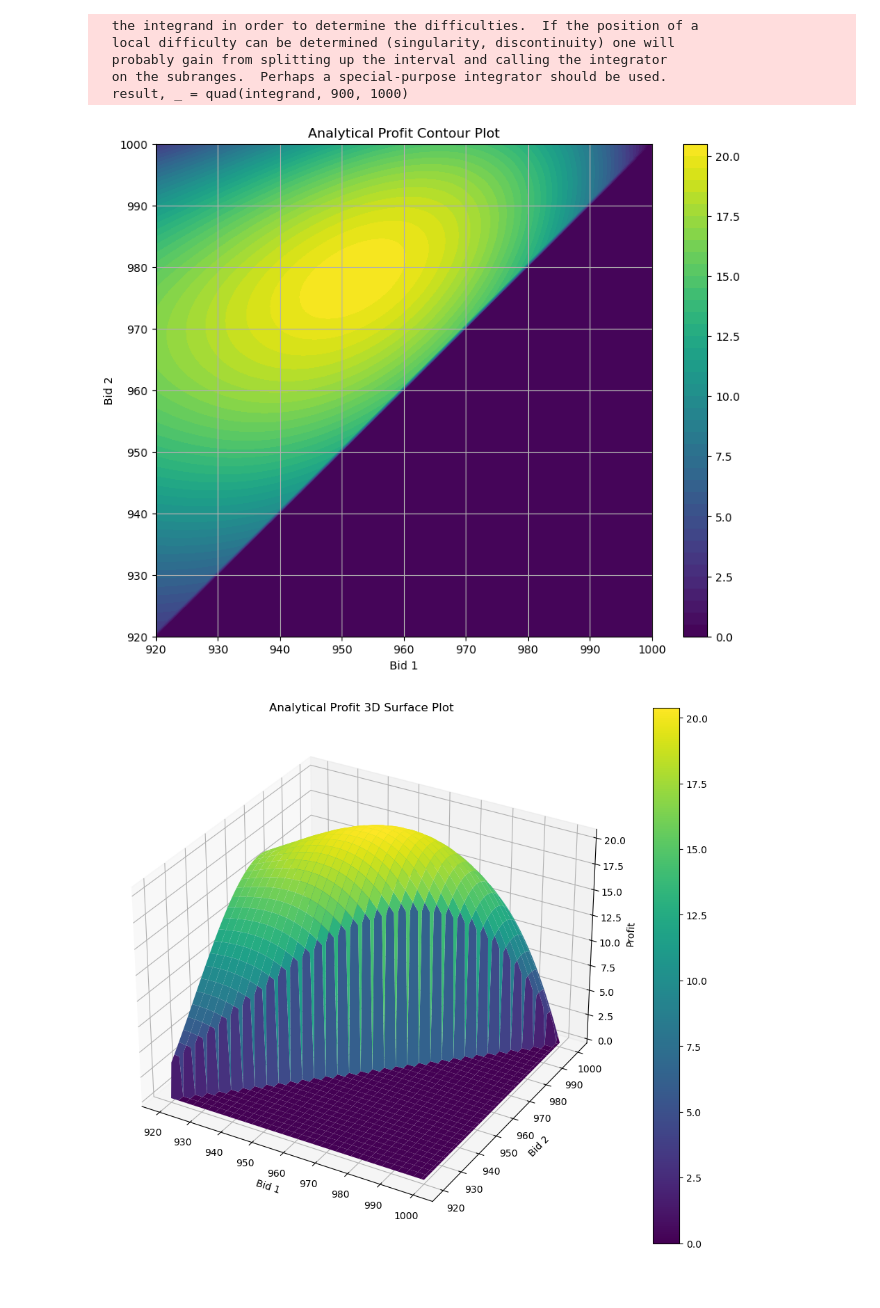
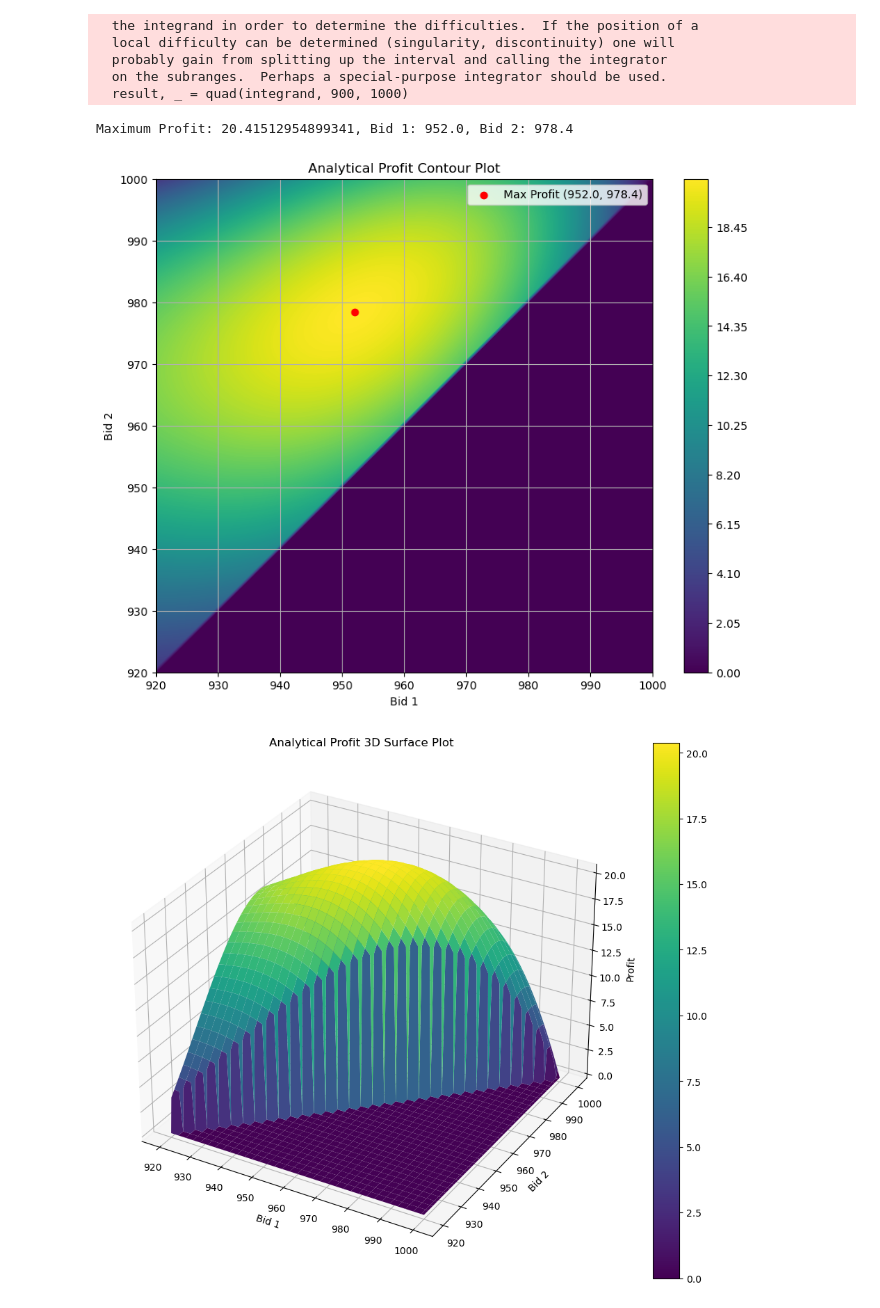
Before and after one commit to ocoropuj/IMC_Prosperity_Huskies, a Jupyter notebook: Round 4/manual_round_4.ipynb, the cells around one changed output. Cells and saved outputs as stored; diff of their text form; code cells hidden in the pictures.

```diff
--- a/Round 4/manual_round_4.ipynb
+++ b/Round 4/manual_round_4.ipynb
@@ -94,17 +121,26 @@ for i in range(Profit.shape[0]):
   on the subranges.  Perhaps a special-purpose integrator should be used.
   result, _ = quad(integrand, 900, 1000)
 # %%
-# Contour plot
+# Generate the contour plot
+# Find the indices of the maximum profit
+max_indices = np.unravel_index(np.argmax(Profit), Profit.shape)
+max_profit = Profit[max_indices]
+max_bid1, max_bid2 = B1[max_indices], B2[max_indices]
+print(f'Maximum Profit: {max_profit}, Bid 1: {max_bid1}, Bid 2: {max_bid2}')
+
 plt.figure(figsize=(10, 8))
-contour = plt.contourf(B1, B2, Profit, levels=50, cmap='viridis')
+contour = plt.contourf(B1, B2, Profit, levels=500, cmap='viridis')
 plt.colorbar(contour)
+plt.scatter(max_bid1, max_bid2, color='red', label=f'Max Profit ({max_bid1}, {max_bid2})')  # Mark the maximum point
 plt.title('Analytical Profit Contour Plot')
 plt.xlabel('Bid 1')
 plt.ylabel('Bid 2')
+plt.legend()
 plt.grid(True)
 plt.show()
 # %% [output]
+Maximum Profit: 20.41512954899341, Bid 1: 952.0, Bid 2: 978.4
-[figure, old version]
+[figure, new version]
 # %%
 # 3D plot
 fig = plt.figure(figsize=(12, 10))
```
Also changed, not shown: parts of 6 cells of this notebook, 13 other files.
